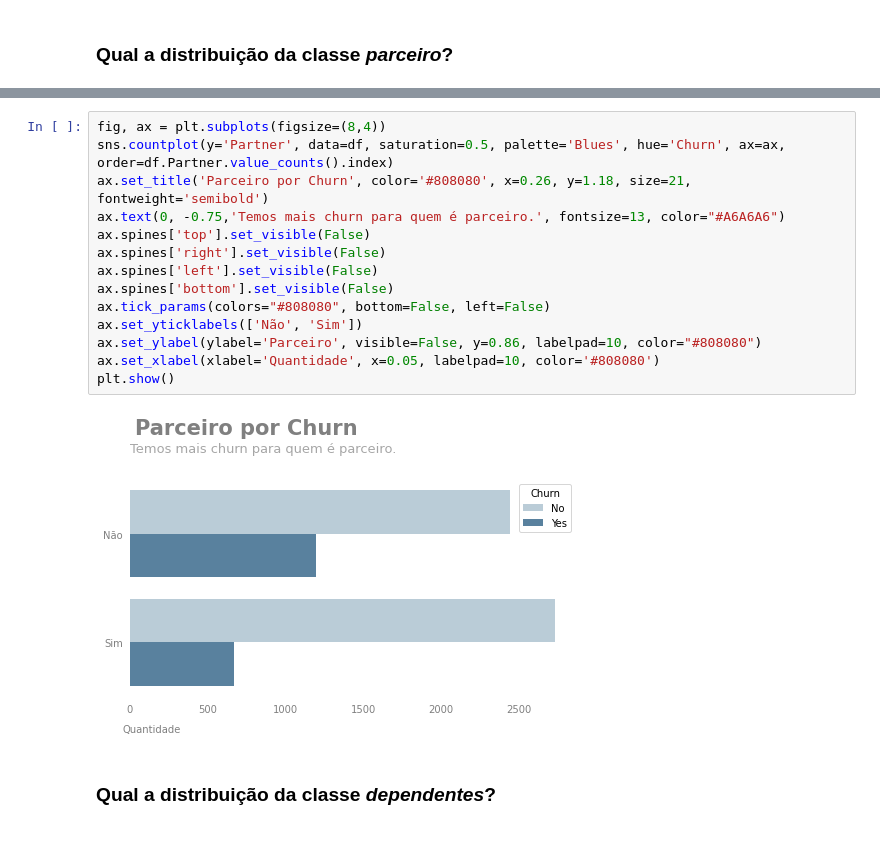
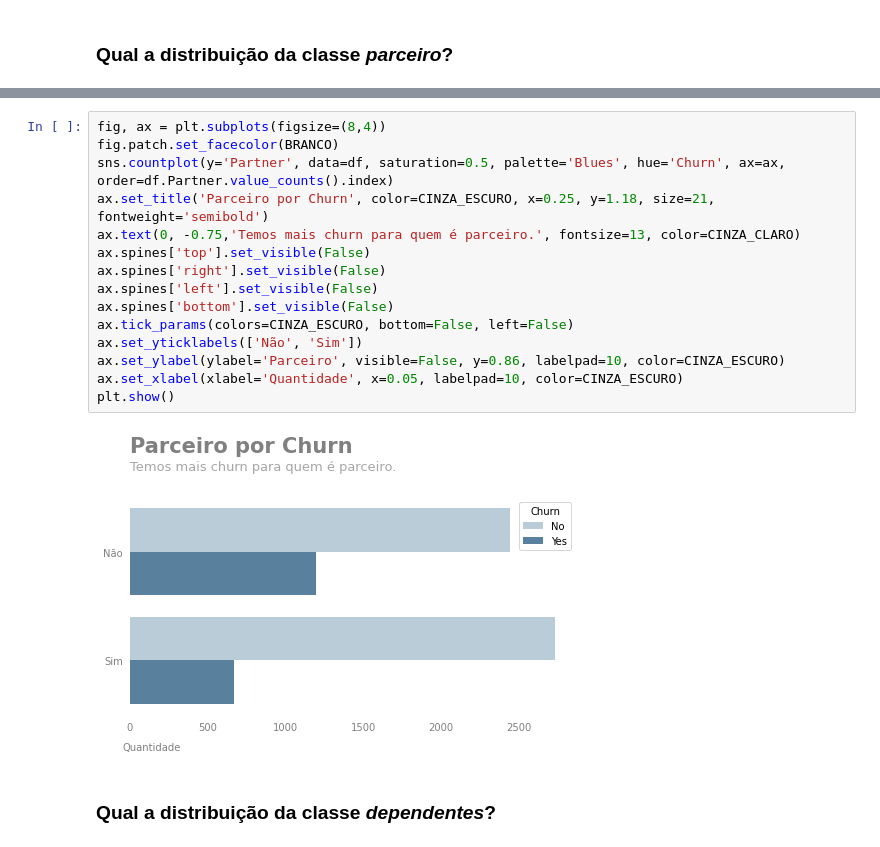
Before and after one commit to FelipeErmeson/churn-prediction-telecommunications, a Jupyter notebook: Analise_de_Dados_Customer_Churn_Prediction.ipynb, the cells around one changed output, grey strips where cells are left out. Drawn from its saved outputs; the diff is of its cells as text.

```diff
--- a/Analise_de_Dados_Customer_Churn_Prediction.ipynb
+++ b/Analise_de_Dados_Customer_Churn_Prediction.ipynb
@@ -392,20 +373,21 @@ plt.show()
 [figure]
 # %%
 fig, ax = plt.subplots(figsize=(8,4))
+fig.patch.set_facecolor(BRANCO)
 sns.countplot(y='Partner', data=df, saturation=0.5, palette='Blues', hue='Churn', ax=ax, order=df.Partner.value_counts().index)
-ax.set_title('Parceiro por Churn', color='#808080', x=0.26, y=1.18, size=21, fontweight='semibold')
-ax.text(0, -0.75,'Temos mais churn para quem é parceiro.', fontsize=13, color="#A6A6A6")
+ax.set_title('Parceiro por Churn', color=CINZA_ESCURO, x=0.25, y=1.18, size=21, fontweight='semibold')
+ax.text(0, -0.75,'Temos mais churn para quem é parceiro.', fontsize=13, color=CINZA_CLARO)
 ax.spines['top'].set_visible(False)
 ax.spines['right'].set_visible(False)
 ax.spines['left'].set_visible(False)
 ax.spines['bottom'].set_visible(False)
-ax.tick_params(colors="#808080", bottom=False, left=False)
+ax.tick_params(colors=CINZA_ESCURO, bottom=False, left=False)
 ax.set_yticklabels(['Não', 'Sim'])
-ax.set_ylabel(ylabel='Parceiro', visible=False, y=0.86, labelpad=10, color="#808080")
-ax.set_xlabel(xlabel='Quantidade', x=0.05, labelpad=10, color='#808080')
+ax.set_ylabel(ylabel='Parceiro', visible=False, y=0.86, labelpad=10, color=CINZA_ESCURO)
+ax.set_xlabel(xlabel='Quantidade', x=0.05, labelpad=10, color=CINZA_ESCURO)
 plt.show()
 # %% [output]
-[figure, old version]
+[figure, new version]
 # %% [markdown]
 ### **Qual a distribuição da classe *dependentes*?**
 # %%
```
Also changed, not shown: parts of 37 cells of this notebook.
